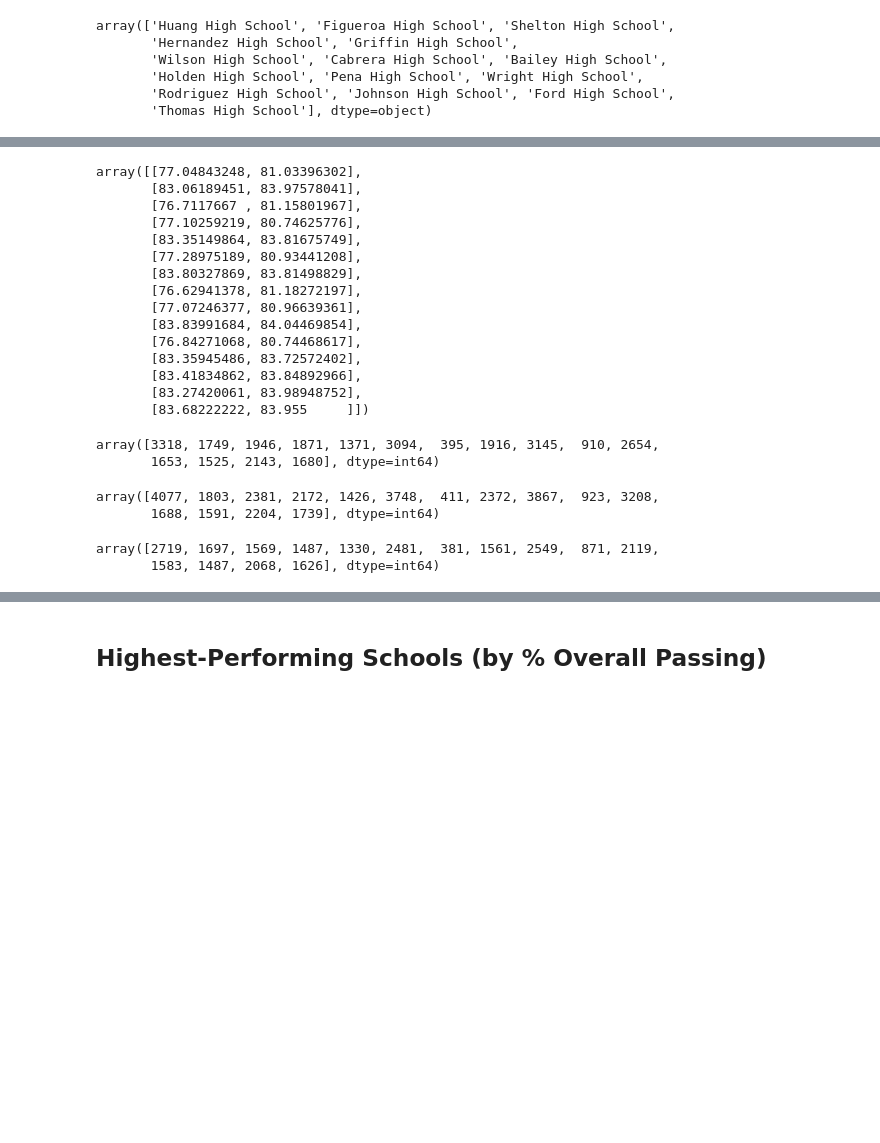
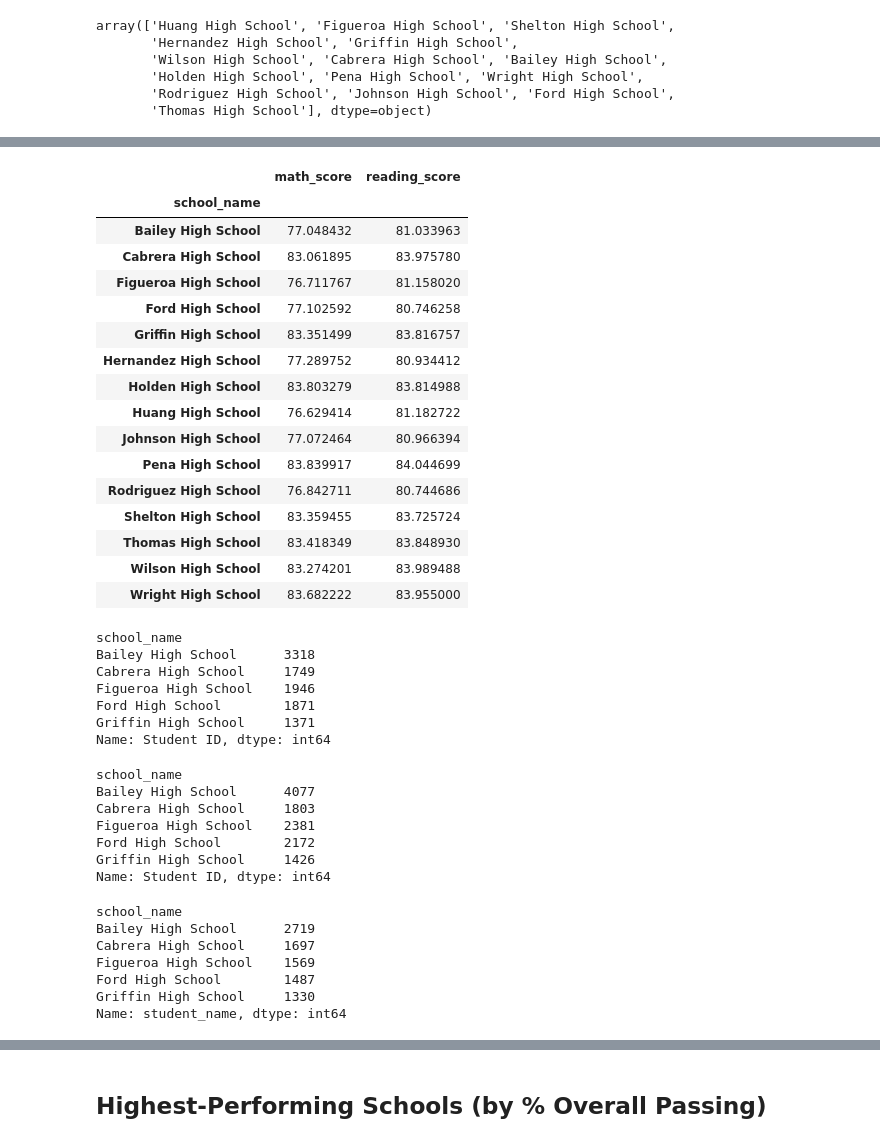
Before and after one commit to Xthe23/School-District-Analysis, a Jupyter notebook: PyCitySchools/PyCitySchools_starter.ipynb, the cells around one changed output, grey strips where cells are left out. Saved outputs shown, nothing was run; the diff lists cells and outputs as text; code cells hidden in the pictures; blank space fills up the shorter version.

```diff
--- a/PyCitySchools/PyCitySchools_starter.ipynb
+++ b/PyCitySchools/PyCitySchools_starter.ipynb
@@ -139,41 +172,58 @@ array([655., 639., 600., 652., 625., 578., 582., 628., 581., 609., 583.,
 # %%
 # Calculate the average test scores for each school relating to math and reading
-average_school_scores = student_data.groupby('school_name')[['math_score', 'reading_score']].mean()
-average_school_scores.values
+average_school_scores = school_data_complete.groupby('school_name')[['math_score', 'reading_score']].mean()
+average_school_scores.head(15)
 # %% [output]
-array([[77.04843248, 81.03396302],
-       [83.06189451, 83.97578041],
-       [76.7117667 , 81.15801967],
-       [77.10259219, 80.74625776],
-       [83.35149864, 83.81675749],
-       [77.28975189, 80.93441208],
-       [83.80327869, 83.81498829],
-       [76.62941378, 81.18272197],
-       [77.07246377, 80.96639361],
-       [83.83991684, 84.04469854],
-       [76.84271068, 80.74468617],
-       [83.35945486, 83.72572402],
-       [83.41834862, 83.84892966],
-       [83.27420061, 83.98948752],
-       [83.68222222, 83.955     ]])
+|  | math_score | reading_score |
+| school_name |  |  |
+| Bailey High School | 77.048432 | 81.033963 |
+| Cabrera High School | 83.061895 | 83.975780 |
+| Figueroa High School | 76.711767 | 81.158020 |
+| Ford High School | 77.102592 | 80.746258 |
+| Griffin High School | 83.351499 | 83.816757 |
+| Hernandez High School | 77.289752 | 80.934412 |
+| Holden High School | 83.803279 | 83.814988 |
+| Huang High School | 76.629414 | 81.182722 |
+| Johnson High School | 77.072464 | 80.966394 |
+| Pena High School | 83.839917 | 84.044699 |
+| Rodriguez High School | 76.842711 | 80.744686 |
+| Shelton High School | 83.359455 | 83.725724 |
+| Thomas High School | 83.418349 | 83.848930 |
+| Wilson High School | 83.274201 | 83.989488 |
+| Wright High School | 83.682222 | 83.955000 |
 # %%
 # Calculate the number of students per school with math scores of 70 or higher
-students_passing_math = student_data[student_data["math_score"] >= 70].groupby("school_name")["math_score"].count()
-students_passing_math.values
+students_passing_math = school_data_complete[school_data_complete["math_score"] >= 70].groupby("school_name")["Student ID"].count()
+students_passing_math.head()
 # %% [output]
-array([3318, 1749, 1946, 1871, 1371, 3094,  395, 1916, 3145,  910, 2654,
-       1653, 1525, 2143, 1680], dtype=int64)
+school_name
+Bailey High School      3318
+Cabrera High School     1749
+Figueroa High School    1946
+Ford High School        1871
+Griffin High School     1371
+Name: Student ID, dtype: int64
 # %%
 # Calculate the number of students per school with reading scores of 70 or higher
-students_passing_reading = student_data[student_data["reading_score"] >= 70].groupby("school_name")["reading_score"].count()
-students_passing_reading.values
+students_passing_reading = school_data_complete[school_data_complete["reading_score"] >= 70].groupby("school_name")["Student ID"].count()
+students_passing_reading.head()
 # %% [output]
-array([4077, 1803, 2381, 2172, 1426, 3748,  411, 2372, 3867,  923, 3208,
-       1688, 1591, 2204, 1739], dtype=int64)
+school_name
+Bailey High School      4077
+Cabrera High School     1803
+Figueroa High School    2381
+Ford High School        2172
+Griffin High School     1426
+Name: Student ID, dtype: int64
 # %%
 # Use the provided code to calculate the number of students per school that passed both math and reading with scores of 70 or higher
-students_passing_math_and_reading = student_data[(student_data["math_score"] >= 70) & (student_data["reading_score"] >= 70)].groupby("school_name")["student_name"].count()
-students_passing_math_and_reading.values
+students_passing_math_and_reading = school_data_complete[(school_data_complete["math_score"] >= 70) & (school_data_complete["reading_score"] >= 70)].groupby("school_name")["student_name"].count()
+students_passing_math_and_reading.head()
 # %% [output]
-array([2719, 1697, 1569, 1487, 1330, 2481,  381, 1561, 2549,  871, 2119,
-       1583, 1487, 2068, 1626], dtype=int64)
+school_name
+Bailey High School      2719
+Cabrera High School     1697
+Figueroa High School    1569
+Ford High School        1487
+Griffin High School     1330
+Name: student_name, dtype: int64
```
Also changed, not shown: parts of 10 cells of this notebook.
